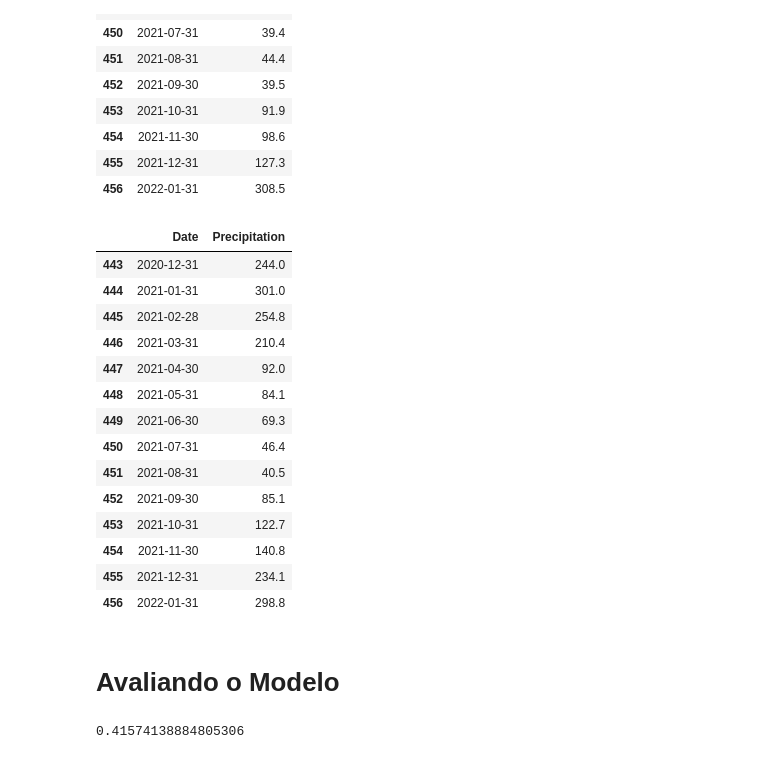
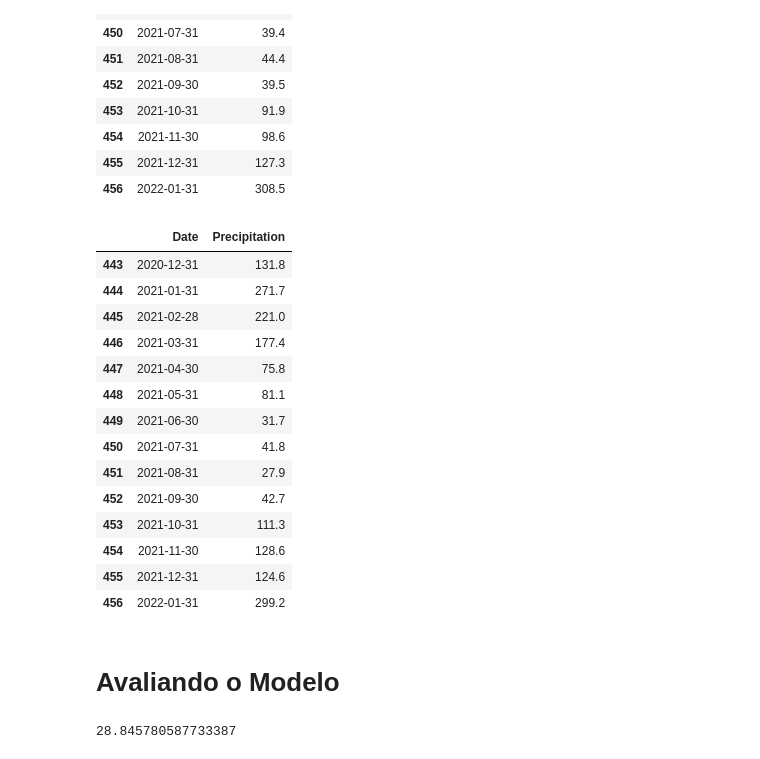
Before and after one commit to matheus-alv/time_series_precipitation, a Jupyter notebook: prophet_rainfall.ipynb, the cells around one changed output. Drawn from its saved outputs; the diff is of its cells as text; code cells hidden in the pictures.

Commit message:
melhoria nos holidays e smape

```diff
--- a/prophet_rainfall.ipynb
+++ b/prophet_rainfall.ipynb
@@ -32,9 +37,11 @@ rainfall['month'] = pd.DatetimeIndex(rainfall.Date).month
 rainfall_jan = rainfall[(rainfall.month == 1)]
 rainfall_feb = rainfall[(rainfall.month == 2)]
 rainfall_mar = rainfall[(rainfall.month == 3)]
+rainfall_oc = rainfall[(rainfall.month == 10)]
+rainfall_nov = rainfall[(rainfall.month == 11)]
 rainfall_dec = rainfall[(rainfall.month == 12)]
 
-all_dfs = [rainfall_dec,rainfall_jan,rainfall_feb,rainfall_mar]
+all_dfs = [rainfall_oc,rainfall_nov,rainfall_dec,rainfall_jan,rainfall_feb,rainfall_mar]
 
 rainfall_summer = pd.concat(all_dfs).reset_index(drop=True)
 rainfall_summer
@@ -57,7 +64,8 @@ rainfall_summer
 summer = pd.DataFrame({'holiday': 'summer',
                        'ds': rainfall_summer['Date']})
 # %%
-model = pr(interval_width=0.95, daily_seasonality=False, holidays=summer)
+model = pr(interval_width=0.95, yearly_seasonality=100, daily_seasonality=False, weekly_seasonality=False, holidays=summer, seasonality_mode='additive')
+model.add_seasonality('quarterly', period=91.25, fourier_order=10, mode='additive')
 model.fit(train)
 future = model.make_future_dataframe(periods=14, freq='M')
 # %% [output]
@@ -84,2 +82,4 @@ rainfall_pred
 # %%
 previsao = rainfall_pred[['ds','yhat']].iloc[-14:]
+previsao.columns = ['Date','Precipitation']
+previsao = previsao.round(1)
@@ -102,24 +116,23 @@ test
 | 455 | 2021-12-31 | 127.3 |
 | 456 | 2022-01-31 | 308.5 |
 # %%
-previsao.columns = ['Date','Precipitation']
-previsao.round(1)
+previsao #valores previstos pelo modelo
 # %% [output]
 |  | Date | Precipitation |
-| 443 | 2020-12-31 | 244.0 |
-| 444 | 2021-01-31 | 301.0 |
-| 445 | 2021-02-28 | 254.8 |
-| 446 | 2021-03-31 | 210.4 |
-| 447 | 2021-04-30 | 92.0 |
-| 448 | 2021-05-31 | 84.1 |
-| 449 | 2021-06-30 | 69.3 |
-| 450 | 2021-07-31 | 46.4 |
-| 451 | 2021-08-31 | 40.5 |
-| 452 | 2021-09-30 | 85.1 |
-| 453 | 2021-10-31 | 122.7 |
-| 454 | 2021-11-30 | 140.8 |
-| 455 | 2021-12-31 | 234.1 |
-| 456 | 2022-01-31 | 298.8 |
+| 443 | 2020-12-31 | 131.8 |
+| 444 | 2021-01-31 | 271.7 |
+| 445 | 2021-02-28 | 221.0 |
+| 446 | 2021-03-31 | 177.4 |
+| 447 | 2021-04-30 | 75.8 |
+| 448 | 2021-05-31 | 81.1 |
+| 449 | 2021-06-30 | 31.7 |
+| 450 | 2021-07-31 | 41.8 |
+| 451 | 2021-08-31 | 27.9 |
+| 452 | 2021-09-30 | 42.7 |
+| 453 | 2021-10-31 | 111.3 |
+| 454 | 2021-11-30 | 128.6 |
+| 455 | 2021-12-31 | 124.6 |
+| 456 | 2022-01-31 | 299.2 |
 # %% [markdown]
 # Avaliando o Modelo
 # %%
@@ -129,6 +142,6 @@ real_value = np.array(test['Precipitation'])
 pred_value = np.array(previsao['Precipitation'])
 # %%
 smape = MeanAbsolutePercentageError(symmetric=True)
-smape(real_value, pred_value)
+smape(real_value, pred_value) * 100
 # %% [output]
-0.41574138884805306
+28.845780587733387
```
Also changed, not shown: parts of 11 cells of this notebook, 1 other file.
